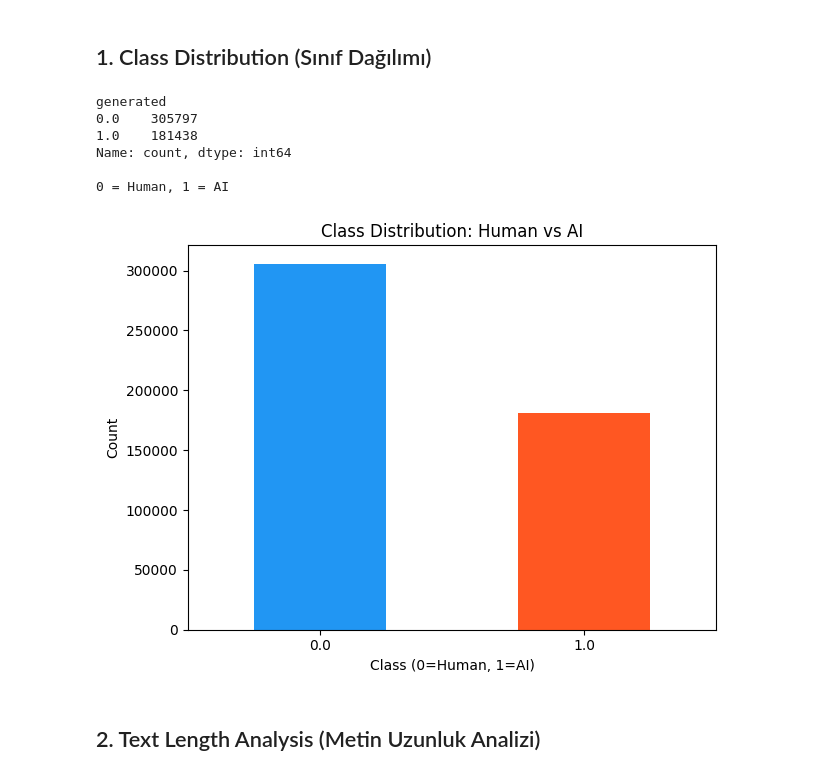
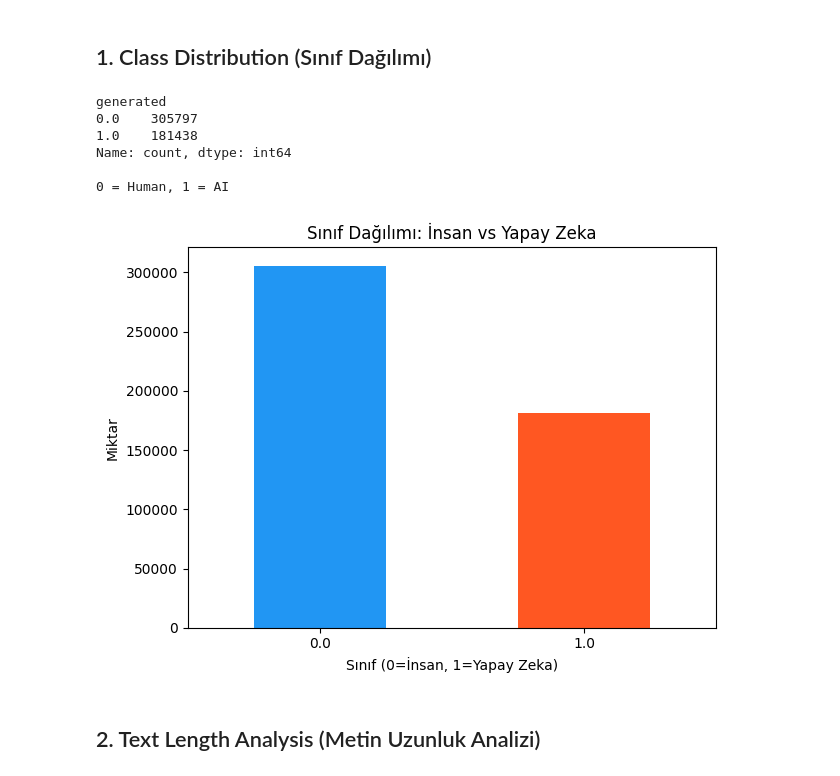
Before and after one commit to fzeynepgoren/nlp-ai-text-classifier, a Jupyter notebook: notebooks/exploration.ipynb, the cells around one changed output. Drawn from its saved outputs; the diff is of its cells as text; code cells hidden in the pictures.

```diff
--- a/notebooks/exploration.ipynb
+++ b/notebooks/exploration.ipynb
@@ -45,24 +45,24 @@ This essay will analyze, discuss and prove one reason in favor of keeping the El
 # %%
 print(df['generated'].value_counts())
 print()
 print("0 = Human, 1 = AI")
 
 ax = df['generated'].value_counts().plot(kind='bar', color=['#2196F3', '#FF5722'])
-plt.title('Class Distribution: Human vs AI')
-plt.xlabel('Class (0=Human, 1=AI)')
-plt.ylabel('Count')
+plt.title('Sınıf Dağılımı: İnsan vs Yapay Zeka')
+plt.xlabel('Sınıf (0=İnsan, 1=Yapay Zeka)')
+plt.ylabel('Miktar')
 plt.xticks(rotation=0)
 plt.tight_layout()
 plt.savefig('../results/figures/class_distribution.png', dpi=150)
 plt.show()
 # %% [output]
 generated
 0.0    305797
 1.0    181438
 Name: count, dtype: int64
 
 0 = Human, 1 = AI
-[figure, old version]
+[figure, new version]
 # %% [markdown]
 ## 2. Text Length Analysis (Metin Uzunluk Analizi)
 # %%
```
Also changed, not shown: parts of 2 cells of this notebook, 8 other files.
